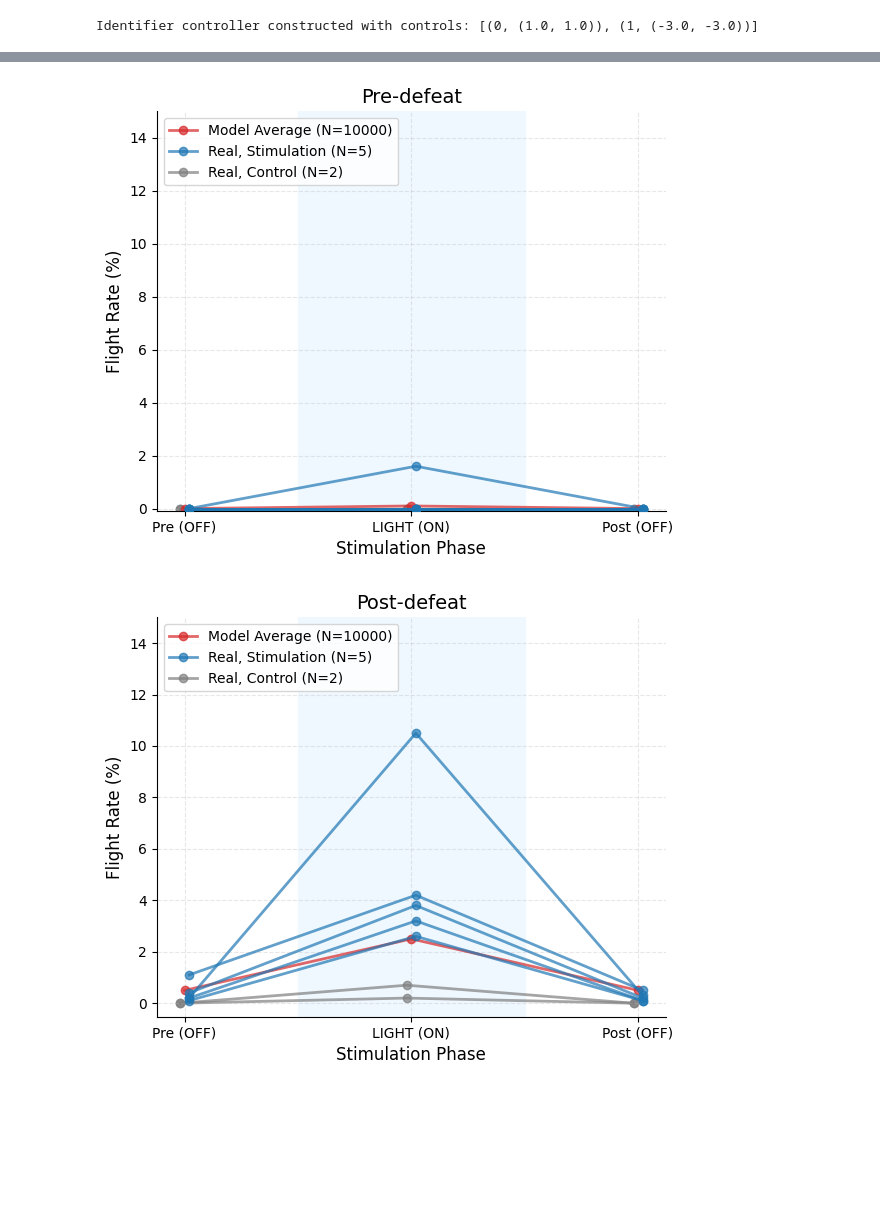
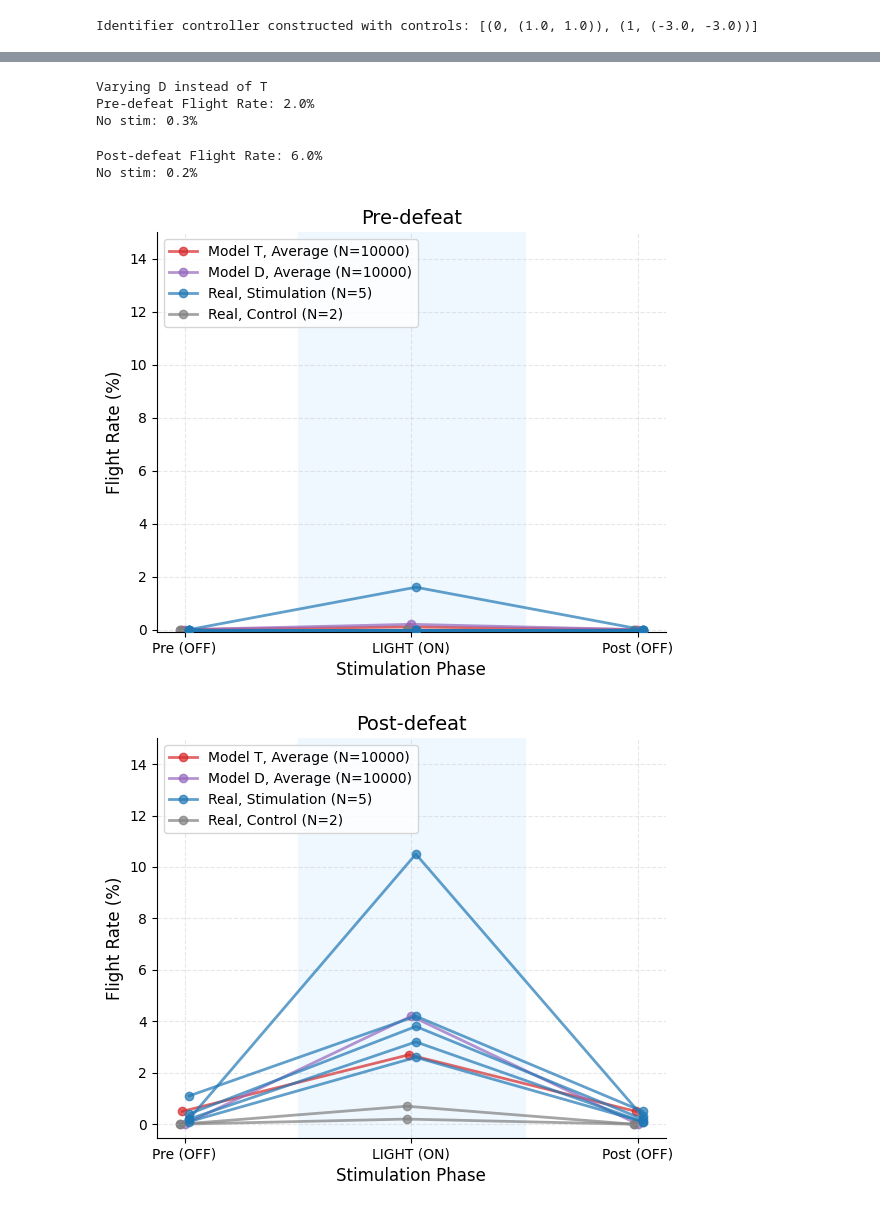
Before and after one commit to hridaik/social-defeat, a Jupyter notebook: opto_preds.ipynb, the cells around one changed output, grey strips where cells are left out. Cells and saved outputs as stored; diff of their text form; code cells hidden in the pictures; blank space fills up the shorter version.

Commit message:
prior(D) opto preds

```diff
--- a/opto_preds.ipynb
+++ b/opto_preds.ipynb
@@ -387,17 +387,65 @@ delta: 2.0%
+# %%
+print("Varying D instead of T")
+
+rate_base = probe_flight_rate_robust(
+    D_agent,
+    T_qs_threat_prob=0.05,
+    pre_encounter_belief_safe=0.95,
+    opto_boost=0.6
+)
+
+rate_none = probe_flight_rate_robust(
+    D_agent,
+    T_qs_threat_prob=0.05,
+    pre_encounter_belief_safe=0.95,
+    opto_boost=0.0
+)
+
+print(f"Pre-defeat Flight Rate: {rate_base:.1f}%")
+print(f'No stim: {rate_none:.1f}%')
+# %% [output]
+Varying D instead of T
+Pre-defeat Flight Rate: 2.0%
+No stim: 0.3%
+# %%
+rate_base = probe_flight_rate_robust(
+    D_agent,
+    T_qs_threat_prob=0.05,
+    pre_encounter_belief_safe=0.1,
+    opto_boost=0.7
+)
+
+rate_none = probe_flight_rate_robust(
+    D_agent,
+    T_qs_threat_prob=0.05,
+    pre_encounter_belief_safe=0.1,
+    opto_boost=0.0
+)
+
+print(f"Post-defeat Flight Rate: {rate_base:.1f}%")
+print(f'No stim: {rate_none:.1f}%')
+# %% [output]
+Post-defeat Flight Rate: 6.0%
+No stim: 0.2%
 # %%
 import matplotlib.pyplot as plt
 %matplotlib inline
 
 
-model_data_pre = [0, 0.1, 0]
-model_data_post = [0.5, 2.5, 0.5]
+model_data_pre_T = [0, 0.1, 0]
+model_data_post_T = [0.5, 2.7, 0.5]
+
+model_data_pre_D = [0.0, 0.2, 0.0]
+model_data_post_D = [0.0, 4.2, 0.0]
 
 results_pre = [
-    ("Model Average (N=10000)", model_data_pre),
+    ("Model T, Average (N=10000)", model_data_pre_T),
+    ("Model D, Average (N=10000)", model_data_pre_D),
 ]
 
 results_post = [
-    ("Model Average (N=10000)", model_data_post),
+    ("Model T, Average (N=10000)", model_data_post_T),
+    ("Model D, Average (N=10000)", model_data_post_D),
 ]
 
 # Blue Lines (ChR2) - The responders
@@ -445,19 +493,20 @@ for i in pre_defeat_grey:
 # %%
 def plot_repeated_lines(data_list, cond, save=False):
     phases_labels = ["Pre (OFF)", "LIGHT (ON)", "Post (OFF)"]
-    phases_indices = [0, 1, 2] # We need numbers to apply math/offsets
+    phases_indices = [0, 1, 2]
 
     color_map = {
-        "Real, Stimulation (N=5)": "tab:blue",
-        "Model Average (N=10000)": "tab:red",
+        "Real, Stimulation (N=5)": "tab:blue", # replace tab:color with hex codes
+        "Model T, Average (N=10000)": "tab:red",
+        "Model D, Average (N=10000)": "tab:purple",
         "Real, Control (N=2)": "tab:grey"
     }
 
-    # 1. Add offsets so lines don't overlap perfectly
     x_offsets = {
         "Real, Stimulation (N=5)": 0.02,  # Shift Blue slightly right
         "Real, Control (N=2)": -0.02,     # Shift Grey slightly left
-        "Model Average (N=10000)": 0.0    # Keep Red centered
+        "Model T, Average (N=10000)": 0.0,
+        "Model T, Average (N=10000)": -0.01,
     }
 
     # 2. Add Z-order to ensure Blue (ChR2) is always plotted on top of Grey
@@ -487,32 +536,32 @@ def plot_repeated_lines(data_list, cond, save=False):
         ax.plot(x_coords, values, marker='o', linewidth=2, markersize=6,
                 color=line_color, label=lbl, alpha=0.7, zorder=z)
 
         seen_labels.add(label)
 
     # Formatting
     ax.set_title(f"{cond}-defeat", fontsize=14)
     ax.set_ylabel("Flight Rate (%)", fontsize=12)
     ax.set_xlabel("Stimulation Phase", fontsize=12)
     ax.set_ylim(top=15)
 
     # Reset X-ticks to match the original text labels
     ax.set_xticks(phases_indices)
     ax.set_xticklabels(phases_labels)
 
     ax.grid(True, linestyle='--', alpha=0.3)
     ax.legend(loc="upper left")
 
     # Clean up
     ax.spines['top'].set_visible(False)
     ax.spines['right'].set_visible(False)
 
     plt.tight_layout()
     if save:
         plt.savefig(f'opto_{cond}.svg', format='svg', bbox_inches='tight')
     plt.show()
 
 plot_repeated_lines(results_pre, cond='Pre')
 plot_repeated_lines(results_post, cond='Post')
 # %% [output]
-[figure, old version]
+[figure, new version]
-[figure, old version]
+[figure, new version]
```
Also changed, not shown: parts of 2 cells of this notebook.
